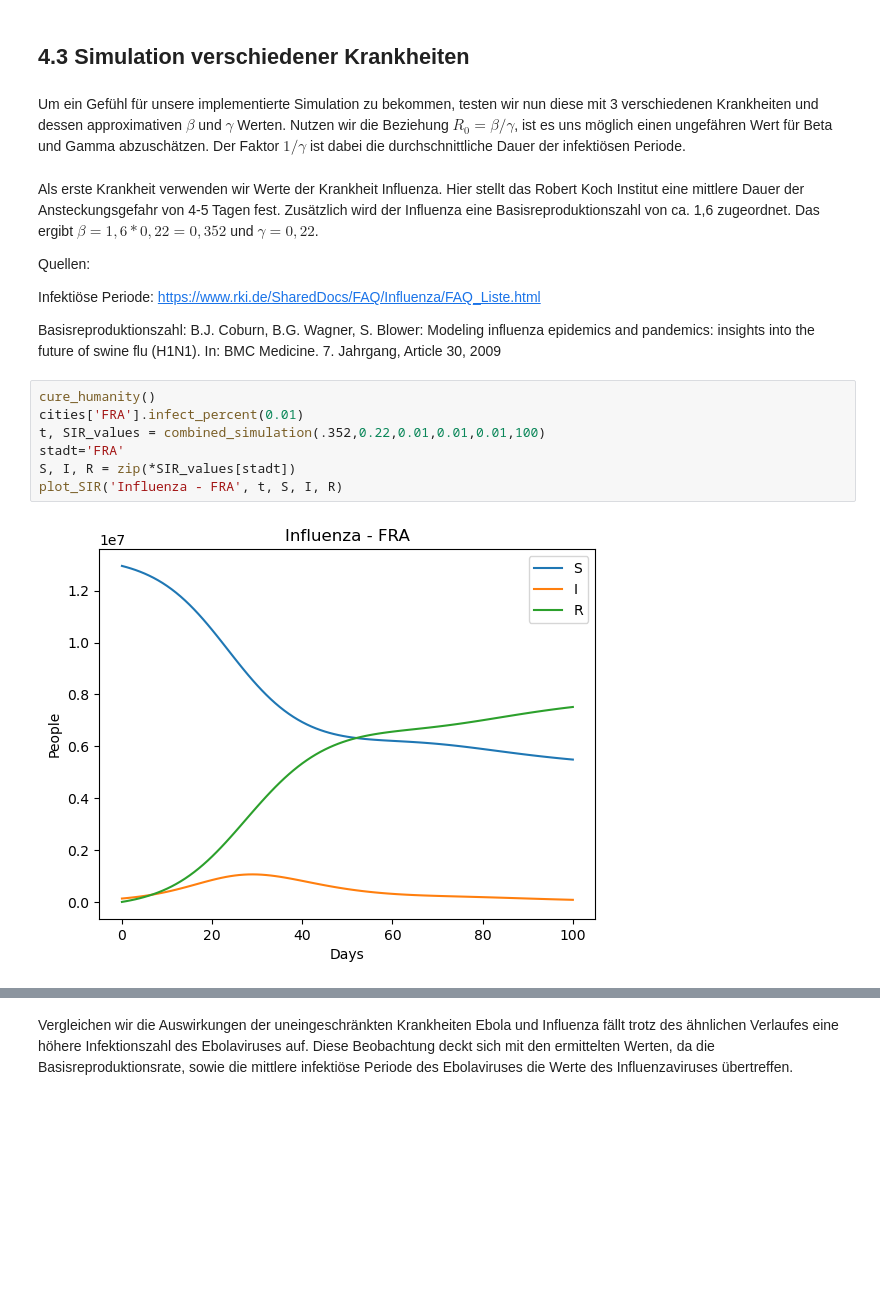
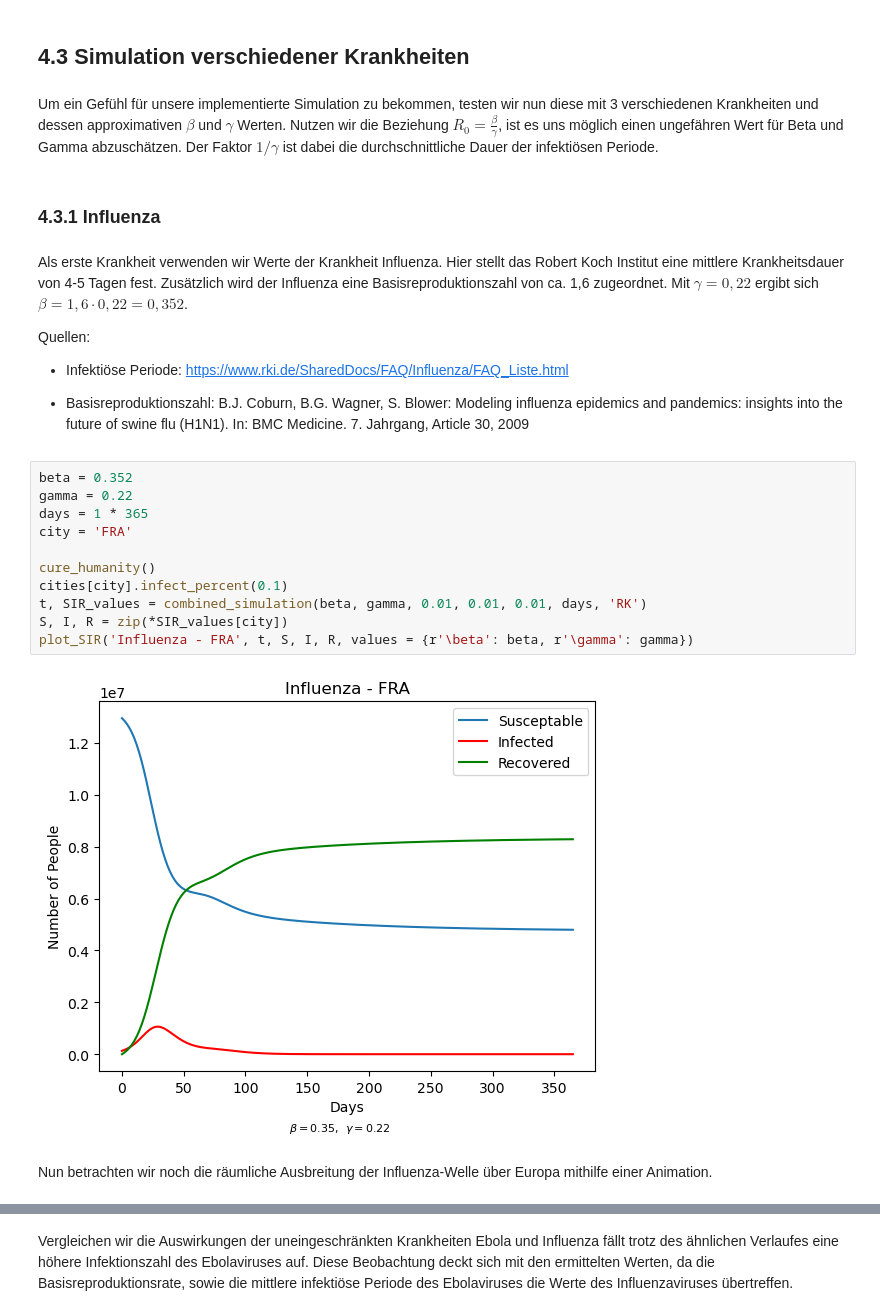
Before and after one commit to LoloSpirit/PlagueInc, a Jupyter notebook: Ausarbeitung_Projekt.ipynb, the cells around one changed output, grey strips where cells are left out. Drawn from its saved outputs; the diff is of its cells as text; blank space fills up the shorter version.

```diff
--- a/Ausarbeitung_Projekt.ipynb
+++ b/Ausarbeitung_Projekt.ipynb
@@ -791,21 +786,29 @@ def create_infection_progress_animation(values, plot_state_func, days, title, sh
 # %% [markdown]
 ## 4.3 Simulation verschiedener Krankheiten
 # %% [markdown]
-Um ein Gefühl für unsere implementierte Simulation zu bekommen, testen wir nun diese mit 3 verschiedenen Krankheiten und dessen approximativen $\beta$ und $\gamma$ Werten. Nutzen wir die Beziehung $R_0 = \beta / \gamma$, ist es uns möglich einen ungefähren Wert für Beta und Gamma abzuschätzen. Der Faktor $1 / \gamma$ ist dabei die durchschnittliche Dauer der infektiösen Periode.
+Um ein Gefühl für unsere implementierte Simulation zu bekommen, testen wir nun diese mit 3 verschiedenen Krankheiten und dessen approximativen $\beta$ und $\gamma$ Werten. Nutzen wir die Beziehung $R_0 = \frac{\beta}{\gamma}$, ist es uns möglich einen ungefähren Wert für Beta und Gamma abzuschätzen. Der Faktor $1 / \gamma$ ist dabei die durchschnittliche Dauer der infektiösen Periode.
+# %% [markdown]
+### 4.3.1 Influenza
 # %% [markdown]
-Als erste Krankheit verwenden wir Werte der Krankheit Influenza. Hier stellt das Robert Koch Institut eine mittlere Dauer der Ansteckungsgefahr von 4-5 Tagen fest. Zusätzlich wird der Influenza eine Basisreproduktionszahl von ca. 1,6 zugeordnet. Das ergibt $\beta = 1,6 * 0,22 = 0,352$ und $\gamma = 0,22$.
+Als erste Krankheit verwenden wir Werte der Krankheit Influenza. Hier stellt das Robert Koch Institut eine mittlere Krankheitsdauer von 4-5 Tagen fest. Zusätzlich wird der Influenza eine Basisreproduktionszahl von ca. 1,6 zugeordnet. Mit $\gamma = 0,22$ ergibt sich $\beta = 1,6 \cdot 0,22 = 0,352$.
 
 Quellen:
 
-Infektiöse Periode: https://www.rki.de/SharedDocs/FAQ/Influenza/FAQ_Liste.html
+- Infektiöse Periode: https://www.rki.de/SharedDocs/FAQ/Influenza/FAQ_Liste.html
 
-Basisreproduktionszahl: B.J. Coburn, B.G. Wagner, S. Blower: Modeling influenza epidemics and pandemics: insights into the future of swine flu (H1N1). In: BMC Medicine. 7. Jahrgang, Article 30, 2009
+- Basisreproduktionszahl: B.J. Coburn, B.G. Wagner, S. Blower: Modeling influenza epidemics and pandemics: insights into the future of swine flu (H1N1). In: BMC Medicine. 7. Jahrgang, Article 30, 2009
 # %%
+beta = 0.352
+gamma = 0.22
+days = 1 * 365
+city = 'FRA'
+
 cure_humanity()
-cities['FRA'].infect_percent(0.01)
-t, SIR_values = combined_simulation(.352,0.22,0.01,0.01,0.01,100)
-stadt='FRA'
-S, I, R = zip(*SIR_values[stadt])
-plot_SIR('Influenza - FRA', t, S, I, R)
+cities[city].infect_percent(0.1)
+t, SIR_values = combined_simulation(beta, gamma, 0.01, 0.01, 0.01, days, 'RK')
+S, I, R = zip(*SIR_values[city])
+plot_SIR('Influenza - FRA', t, S, I, R, values = {r'\beta': beta, r'\gamma': gamma})
 # %% [output]
-[figure, old version]
+[figure, new version]
+# %% [markdown]
+Nun betrachten wir noch die räumliche Ausbreitung der Influenza-Welle über Europa mithilfe einer Animation.
```
Also changed, not shown: parts of 21 cells of this notebook.
